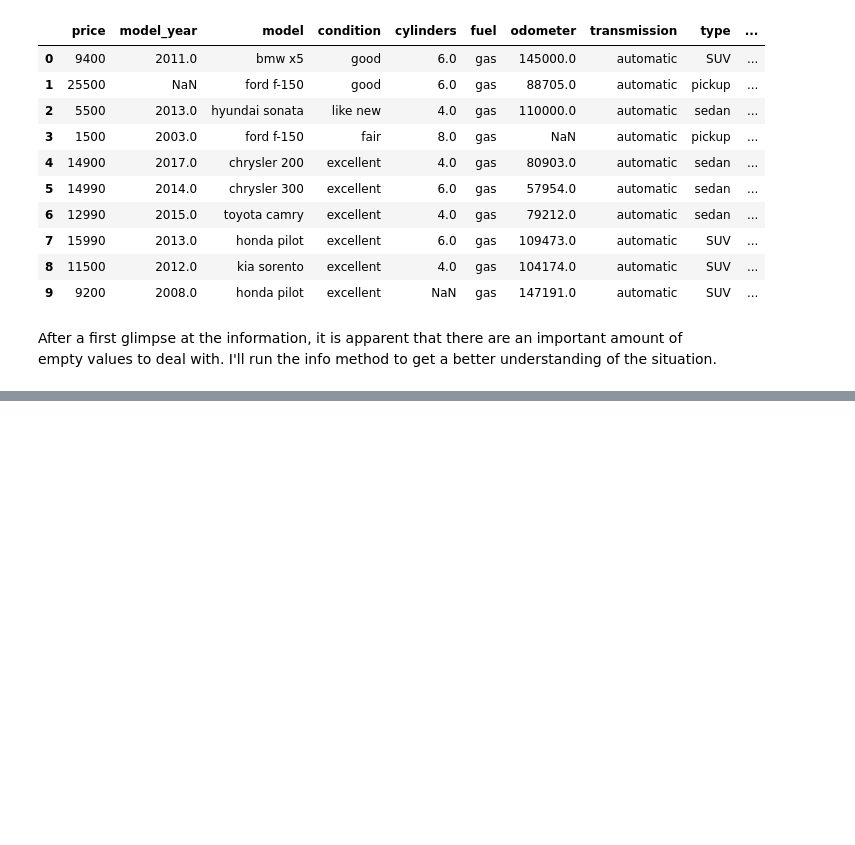
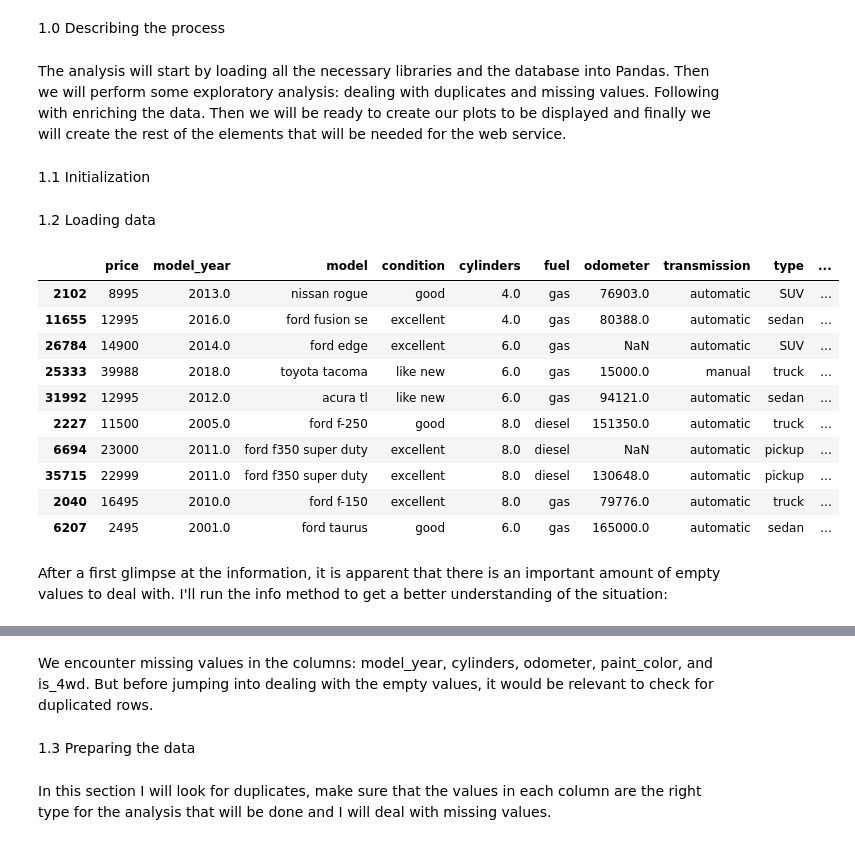
Before and after one commit to danamattes/used_cars_new, a Jupyter notebook: notebooks/EDA.ipynb, the cells around one changed output, grey strips where cells are left out. Drawn from its saved outputs; the diff is of its cells as text; code cells hidden in the pictures; blank space fills up the shorter version.

Commit message:
Adding plots and streamlit elements

```diff
--- a/notebooks/EDA.ipynb
+++ b/notebooks/EDA.ipynb
@@ -4 +7,9 @@ Analysis of a used car database
+# %% [markdown]
+1.0 Describing the process
+# %% [markdown]
+
+
+The analysis will start by loading all the necessary libraries and the database into Pandas. Then we will perform some exploratory analysis: dealing with duplicates and missing values. Following with enriching the data. Then we will be ready to create our plots to be displayed and finally we will create the rest of the elements that will be needed for the web service.
+# %% [markdown]
+1.1 Initialization
 # %%
@@ -8,24 +19,26 @@ import plotly.express as px
 import streamlit as st
 import numpy as np
 import altair as alt
+# %% [markdown]
+1.2 Loading data
 # %%
-#Reading the df into pandas.
-df=pd.read_csv("C:/Users/Owner/used_cars/vehicles_us.csv")
-df.head(10)
+#Reading the df into pandas and getting a sample of the information.
+df=pd.read_csv("C:/Users/Owner/used_cars_new/vehicles_us.csv")
+df.sample(10)
 # %% [output]
 |  | price | model_year | model | condition | cylinders | fuel | odometer | transmission | type | ... |
-| 0 | 9400 | 2011.0 | bmw x5 | good | 6.0 | gas | 145000.0 | automatic | SUV | ... |
-| 1 | 25500 | NaN | ford f-150 | good | 6.0 | gas | 88705.0 | automatic | pickup | ... |
-| 2 | 5500 | 2013.0 | hyundai sonata | like new | 4.0 | gas | 110000.0 | automatic | sedan | ... |
-| 3 | 1500 | 2003.0 | ford f-150 | fair | 8.0 | gas | NaN | automatic | pickup | ... |
-| 4 | 14900 | 2017.0 | chrysler 200 | excellent | 4.0 | gas | 80903.0 | automatic | sedan | ... |
-| 5 | 14990 | 2014.0 | chrysler 300 | excellent | 6.0 | gas | 57954.0 | automatic | sedan | ... |
-| 6 | 12990 | 2015.0 | toyota camry | excellent | 4.0 | gas | 79212.0 | automatic | sedan | ... |
-| 7 | 15990 | 2013.0 | honda pilot | excellent | 6.0 | gas | 109473.0 | automatic | SUV | ... |
-| 8 | 11500 | 2012.0 | kia sorento | excellent | 4.0 | gas | 104174.0 | automatic | SUV | ... |
-| 9 | 9200 | 2008.0 | honda pilot | excellent | NaN | gas | 147191.0 | automatic | SUV | ... |
+| 2102 | 8995 | 2013.0 | nissan rogue | good | 4.0 | gas | 76903.0 | automatic | SUV | ... |
+| 11655 | 12995 | 2016.0 | ford fusion se | excellent | 4.0 | gas | 80388.0 | automatic | sedan | ... |
+| 26784 | 14900 | 2014.0 | ford edge | excellent | 6.0 | gas | NaN | automatic | SUV | ... |
+| 25333 | 39988 | 2018.0 | toyota tacoma | like new | 6.0 | gas | 15000.0 | manual | truck | ... |
+| 31992 | 12995 | 2012.0 | acura tl | like new | 6.0 | gas | 94121.0 | automatic | sedan | ... |
+| 2227 | 11500 | 2005.0 | ford f-250 | good | 8.0 | diesel | 151350.0 | automatic | truck | ... |
+| 6694 | 23000 | 2011.0 | ford f350 super duty | excellent | 8.0 | diesel | NaN | automatic | pickup | ... |
+| 35715 | 22999 | 2011.0 | ford f350 super duty | excellent | 8.0 | diesel | 130648.0 | automatic | pickup | ... |
+| 2040 | 16495 | 2010.0 | ford f-150 | excellent | 8.0 | gas | 79776.0 | automatic | truck | ... |
+| 6207 | 2495 | 2001.0 | ford taurus | good | 6.0 | gas | 165000.0 | automatic | sedan | ... |
 # %% [markdown]
-After a first glimpse at the information, it is apparent that there are an important amount of empty values to deal with. I'll run the info method to get a better understanding of the situation.
+After a first glimpse at the information, it is apparent that there is an important amount of empty values to deal with. I'll run the info method to get a better understanding of the situation:
 # %%
 df.info()
 # %% [output]
@@ -49,3 +62,10 @@ Data columns (total 13 columns):
  12  days_listed   51525 non-null  int64
 dtypes: float64(4), int64(2), object(7)
 memory usage: 5.1+ MB
+# %% [markdown]
+We encounter missing values in the columns: model_year, cylinders, odometer, paint_color, and is_4wd.
+But before jumping into dealing with the empty values, it would be relevant to check for duplicated rows.
+# %% [markdown]
+1.3 Preparing the data
+# %% [markdown]
+In this section I will look for duplicates, make sure that the values in each column are the right type for the analysis that will be done and I will deal with missing values.
```
Also changed, not shown: parts of 37 cells of this notebook, 2 other files.
